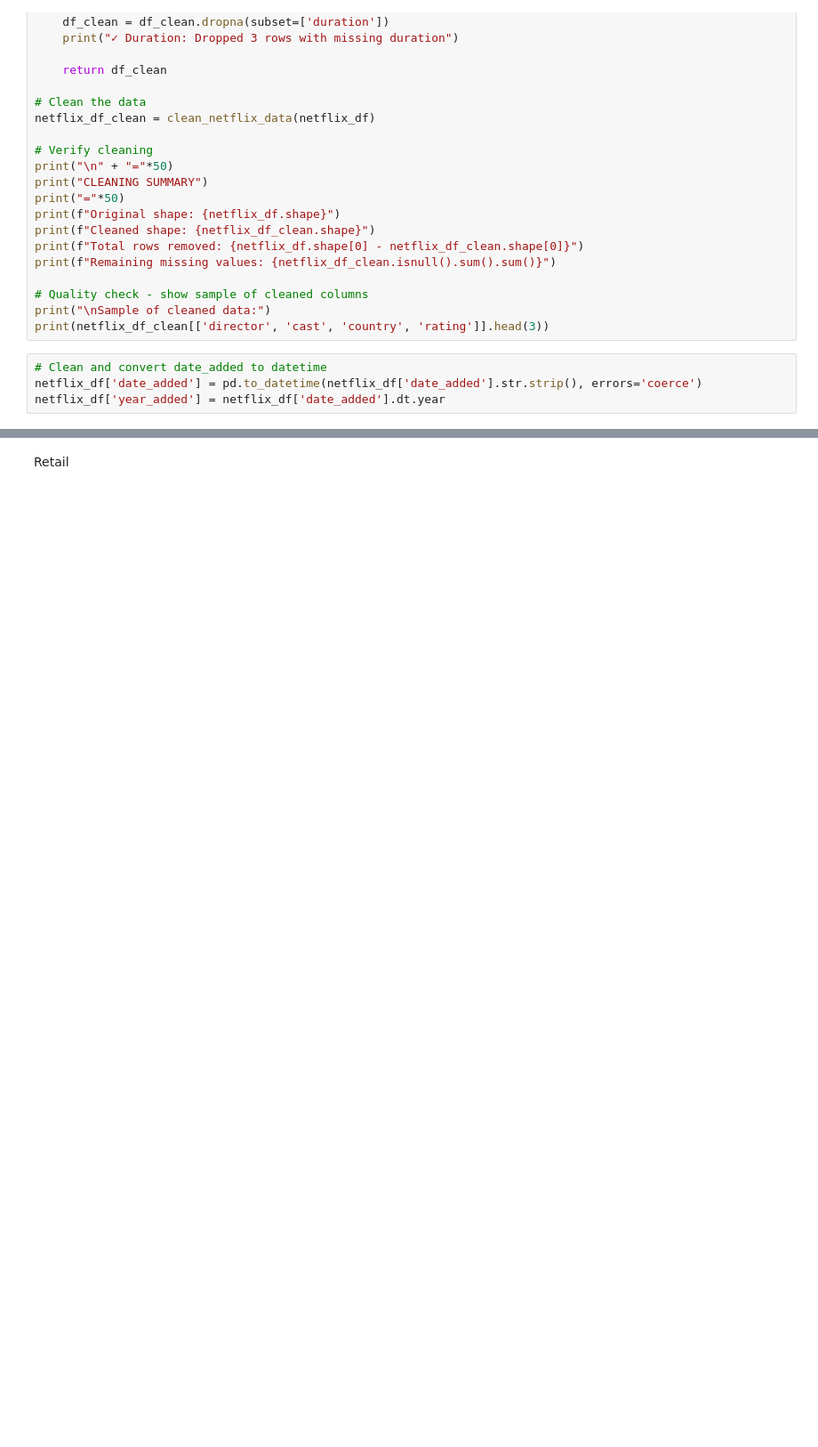
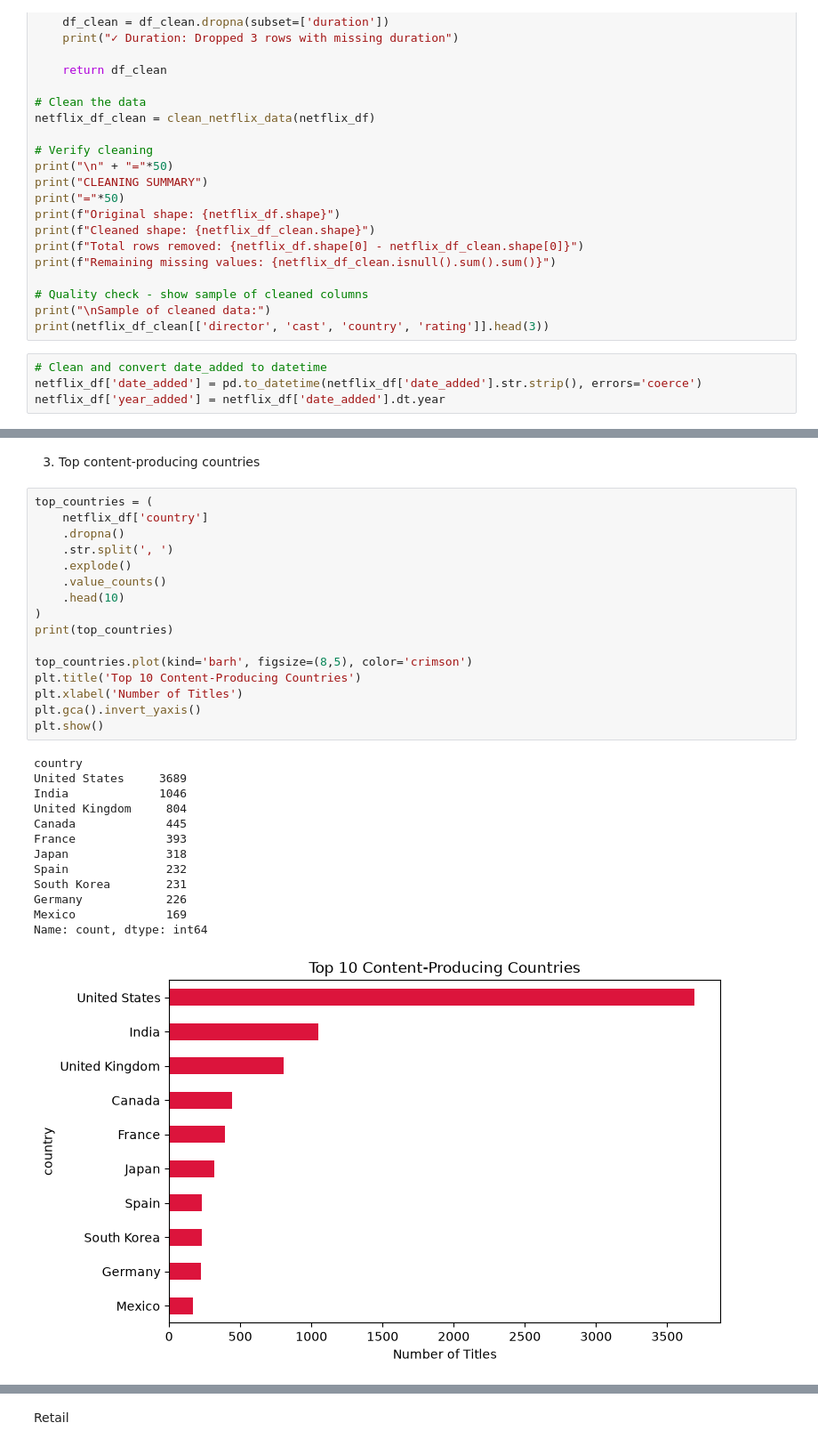
Before and after one commit to ChachaMarwaDev/AnalystLab_Internship, a Jupyter notebook: Week_2/notebooks/cleaning.ipynb, the cells around one changed output, grey strips where cells are left out. Shown at 89% size. Saved outputs shown, nothing was run; the diff lists cells and outputs as text; blank space fills up the shorter version.

```diff
--- a/Week_2/notebooks/cleaning.ipynb
+++ b/Week_2/notebooks/cleaning.ipynb
@@ -98,0 +145,32 @@ netflix_df['year_added'] = netflix_df['date_added'].dt.year
+# %% [markdown]
+3. Top content-producing countries
+# %%
+top_countries = (
+    netflix_df['country']
+    .dropna()
+    .str.split(', ')
+    .explode()
+    .value_counts()
+    .head(10)
+)
+print(top_countries)
+
+top_countries.plot(kind='barh', figsize=(8,5), color='crimson')
+plt.title('Top 10 Content-Producing Countries')
+plt.xlabel('Number of Titles')
+plt.gca().invert_yaxis()
+plt.show()
+# %% [output]
+country
+United States     3689
+India             1046
+United Kingdom     804
+Canada             445
+France             393
+Japan              318
+Spain              232
+South Korea        231
+Germany            226
+Mexico             169
+Name: count, dtype: int64
+[figure, added]
```
Also changed, not shown: parts of 16 cells of this notebook.
